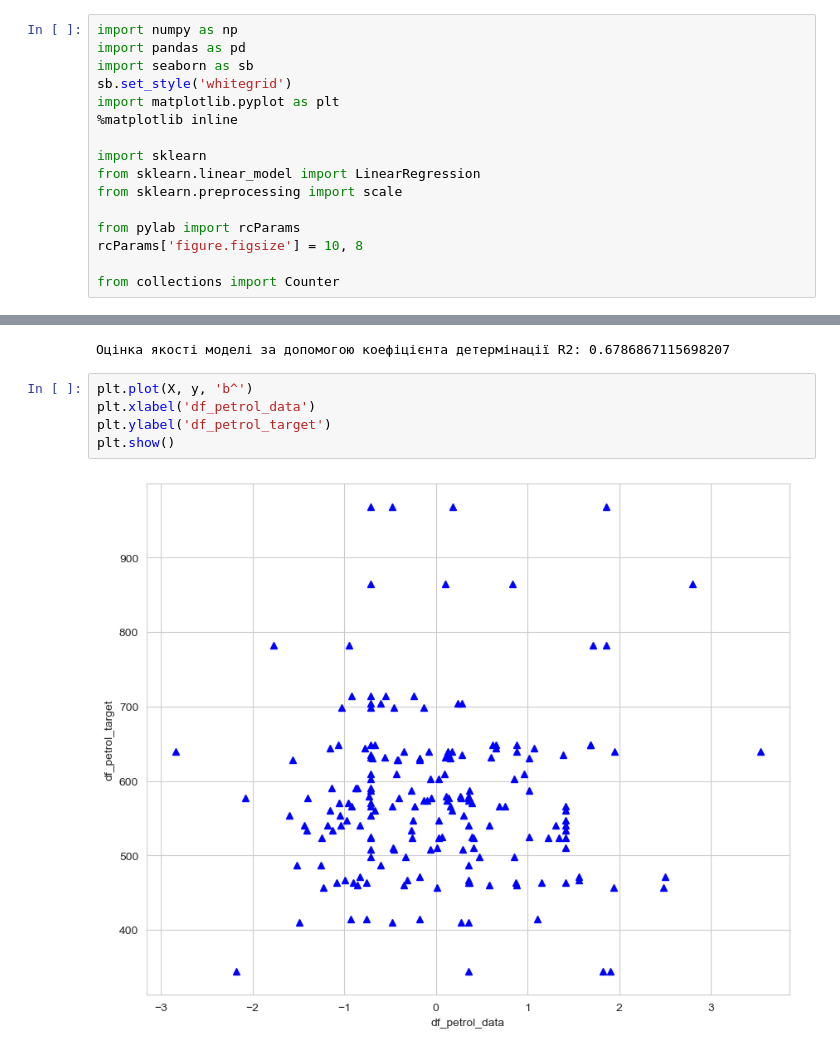
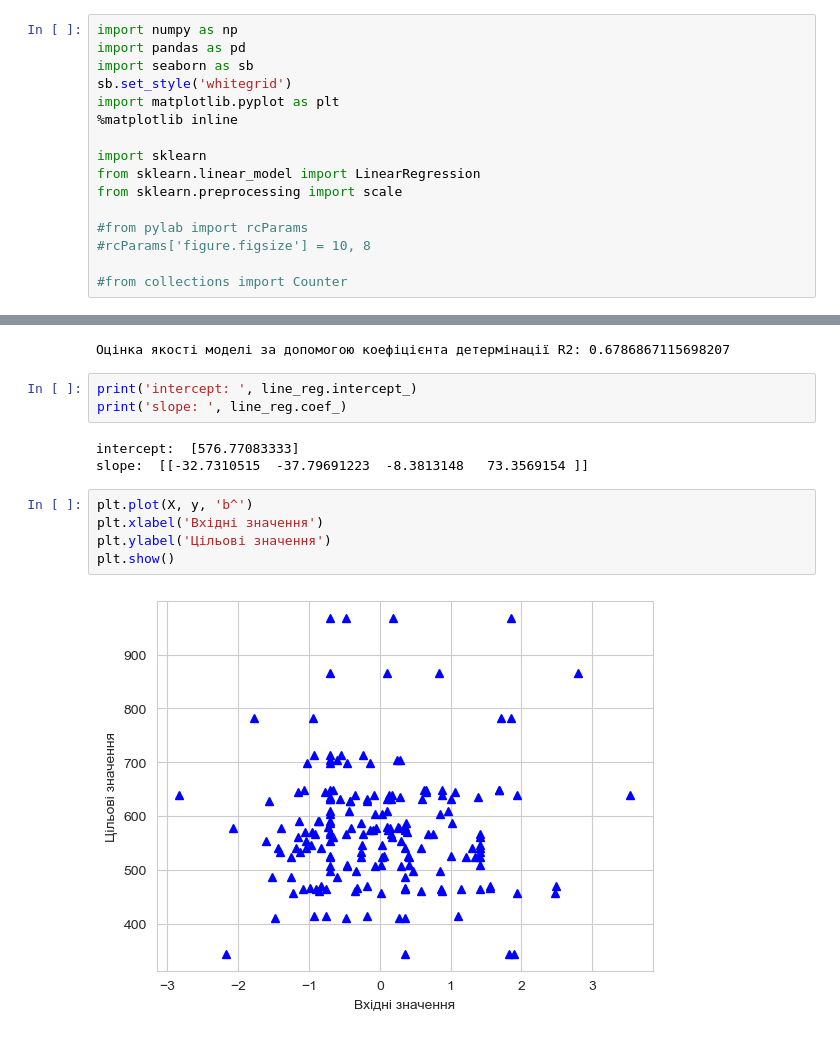
Before and after one commit to Lozol/StartUp_homework, a Jupyter notebook: HW 35.ipynb, the cells around one changed output, grey strips where cells are left out. Drawn from its saved outputs; the diff is of its cells as text.

```diff
--- a/HW 35.ipynb
+++ b/HW 35.ipynb
@@ -54,10 +54,10 @@ import sklearn
 from sklearn.linear_model import LinearRegression
 from sklearn.preprocessing import scale
 
-from pylab import rcParams
-rcParams['figure.figsize'] = 10, 8
+#from pylab import rcParams
+#rcParams['figure.figsize'] = 10, 8
 
-from collections import Counter
+#from collections import Counter
 # %%
 df_petrol = pd.read_csv('petrol_consumption.csv',delimiter=',', header=None, skiprows=1, names=['petrol_tax','average_income','paved_highways','population_driver_licence','petrol_consumption'])
 df_petrol.head()
@@ -108,10 +108,16 @@ line_reg.fit(X,y)
 print('Оцінка якості моделі за допомогою коефіцієнта детермінації R2:',line_reg.score(X,y))
 # %% [output]
 Оцінка якості моделі за допомогою коефіцієнта детермінації R2: 0.6786867115698207
+# %%
+print('intercept: ', line_reg.intercept_)
+print('slope: ', line_reg.coef_)
+# %% [output]
+intercept:  [576.77083333]
+slope:  [[-32.7310515  -37.79691223  -8.3813148   73.3569154 ]]
 # %%
 plt.plot(X, y, 'b^')
-plt.xlabel('df_petrol_data')
-plt.ylabel('df_petrol_target')
+plt.xlabel('Вхідні значення')
+plt.ylabel('Цільові значення')
 plt.show()
 # %% [output]
-[figure, old version]
+[figure, new version]
```
